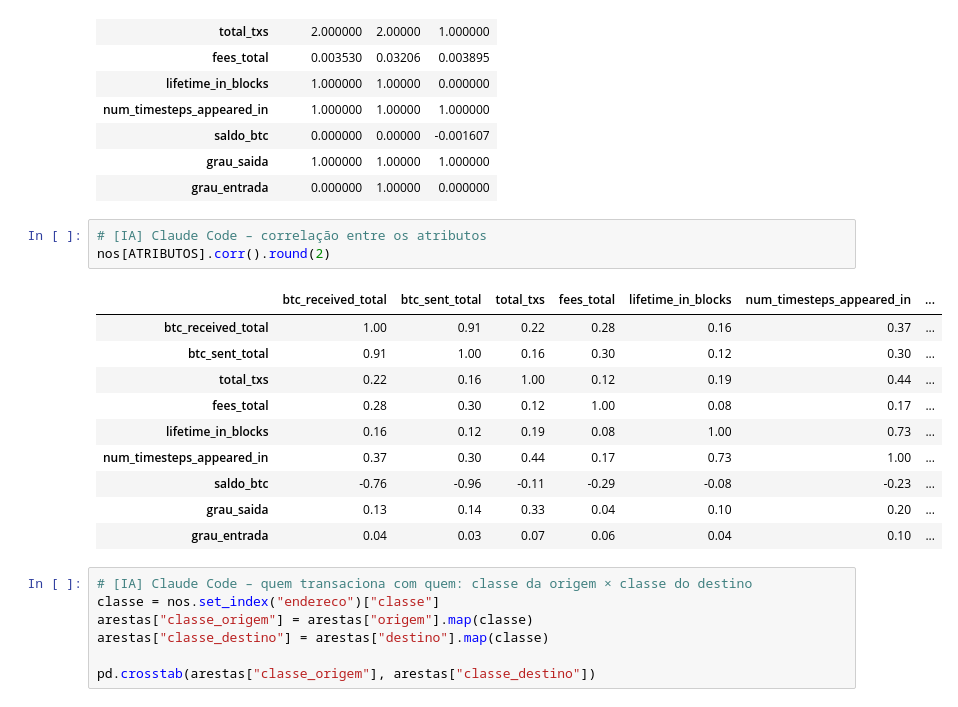
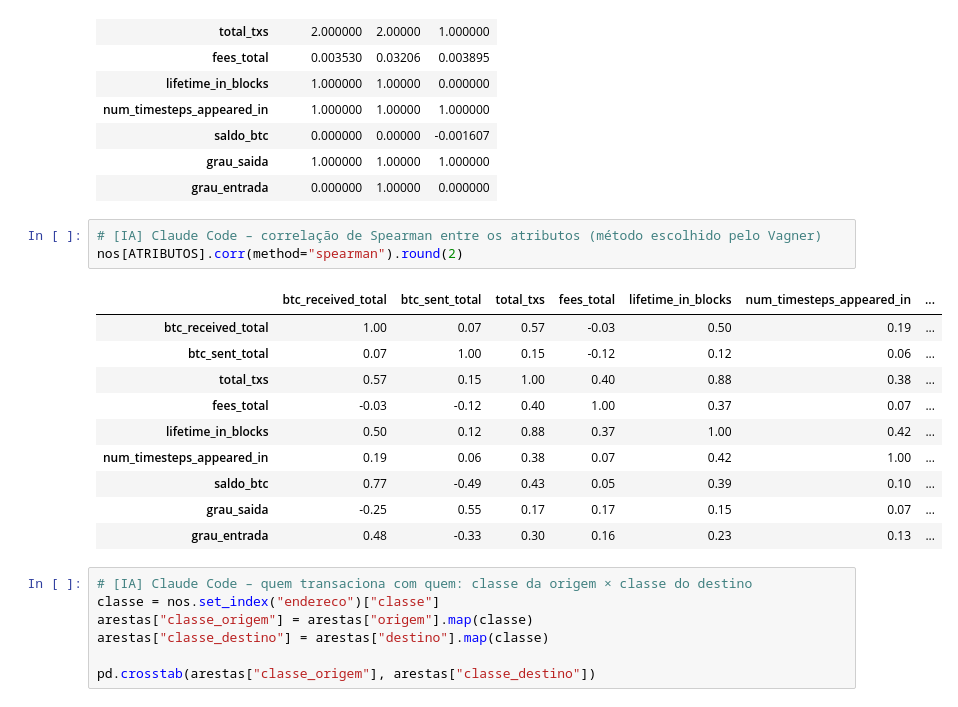
Before and after one commit to davimqz/Projetos-Grafos, a Jupyter notebook: notebooks/avd/01_exploratoria.ipynb, the cells around one changed output. Drawn from its saved outputs; the diff is of its cells as text.

```diff
--- a/notebooks/avd/01_exploratoria.ipynb
+++ b/notebooks/avd/01_exploratoria.ipynb
@@ -390,19 +465,19 @@ nos.groupby("classe")[ATRIBUTOS].median().T
 | grau_saida | 1.000000 | 1.00000 | 1.000000 |
 | grau_entrada | 0.000000 | 1.00000 | 0.000000 |
 # %%
-# [IA] Claude Code – correlação entre os atributos
-nos[ATRIBUTOS].corr().round(2)
+# [IA] Claude Code – correlação de Spearman entre os atributos (método escolhido pelo Vagner)
+nos[ATRIBUTOS].corr(method="spearman").round(2)
 # %% [output]
 |  | btc_received_total | btc_sent_total | total_txs | fees_total | lifetime_in_blocks | num_timesteps_appeared_in | ... |
-| btc_received_total | 1.00 | 0.91 | 0.22 | 0.28 | 0.16 | 0.37 | ... |
-| btc_sent_total | 0.91 | 1.00 | 0.16 | 0.30 | 0.12 | 0.30 | ... |
-| total_txs | 0.22 | 0.16 | 1.00 | 0.12 | 0.19 | 0.44 | ... |
-| fees_total | 0.28 | 0.30 | 0.12 | 1.00 | 0.08 | 0.17 | ... |
-| lifetime_in_blocks | 0.16 | 0.12 | 0.19 | 0.08 | 1.00 | 0.73 | ... |
-| num_timesteps_appeared_in | 0.37 | 0.30 | 0.44 | 0.17 | 0.73 | 1.00 | ... |
-| saldo_btc | -0.76 | -0.96 | -0.11 | -0.29 | -0.08 | -0.23 | ... |
-| grau_saida | 0.13 | 0.14 | 0.33 | 0.04 | 0.10 | 0.20 | ... |
-| grau_entrada | 0.04 | 0.03 | 0.07 | 0.06 | 0.04 | 0.10 | ... |
+| btc_received_total | 1.00 | 0.07 | 0.57 | -0.03 | 0.50 | 0.19 | ... |
+| btc_sent_total | 0.07 | 1.00 | 0.15 | -0.12 | 0.12 | 0.06 | ... |
+| total_txs | 0.57 | 0.15 | 1.00 | 0.40 | 0.88 | 0.38 | ... |
+| fees_total | -0.03 | -0.12 | 0.40 | 1.00 | 0.37 | 0.07 | ... |
+| lifetime_in_blocks | 0.50 | 0.12 | 0.88 | 0.37 | 1.00 | 0.42 | ... |
+| num_timesteps_appeared_in | 0.19 | 0.06 | 0.38 | 0.07 | 0.42 | 1.00 | ... |
+| saldo_btc | 0.77 | -0.49 | 0.43 | 0.05 | 0.39 | 0.10 | ... |
+| grau_saida | -0.25 | 0.55 | 0.17 | 0.17 | 0.15 | 0.07 | ... |
+| grau_entrada | 0.48 | -0.33 | 0.30 | 0.16 | 0.23 | 0.13 | ... |
 # %%
 # [IA] Claude Code – quem transaciona com quem: classe da origem × classe do destino
 classe = nos.set_index("endereco")["classe"]
```
Also changed, not shown: parts of 12 cells of this notebook, 2 other files.
